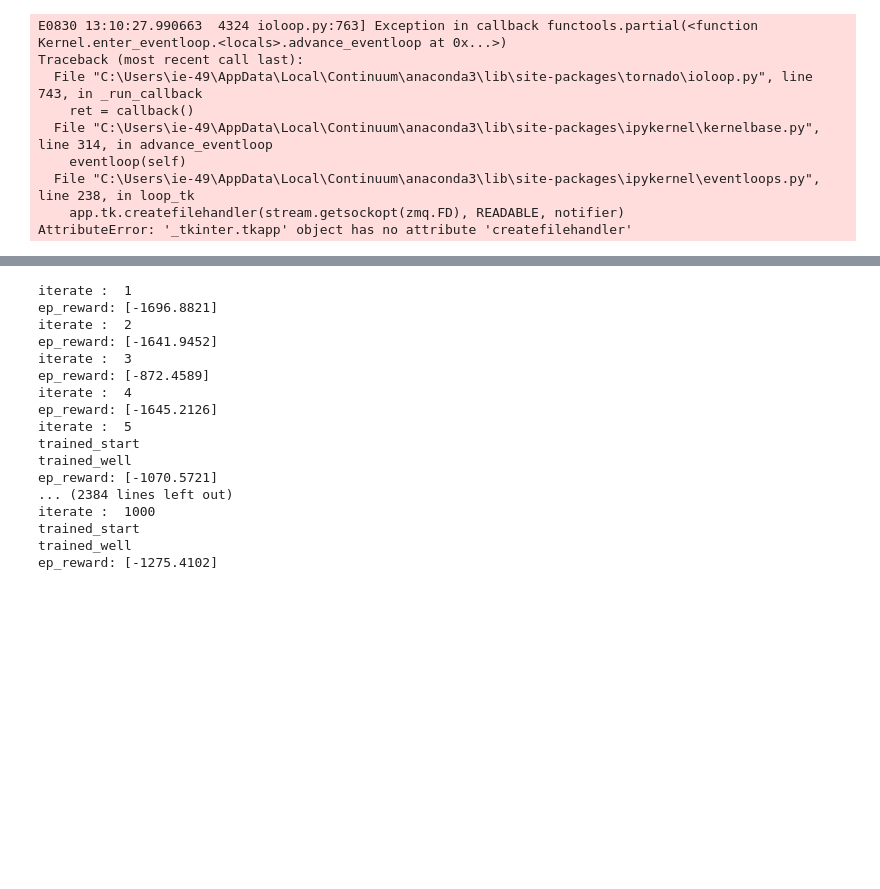
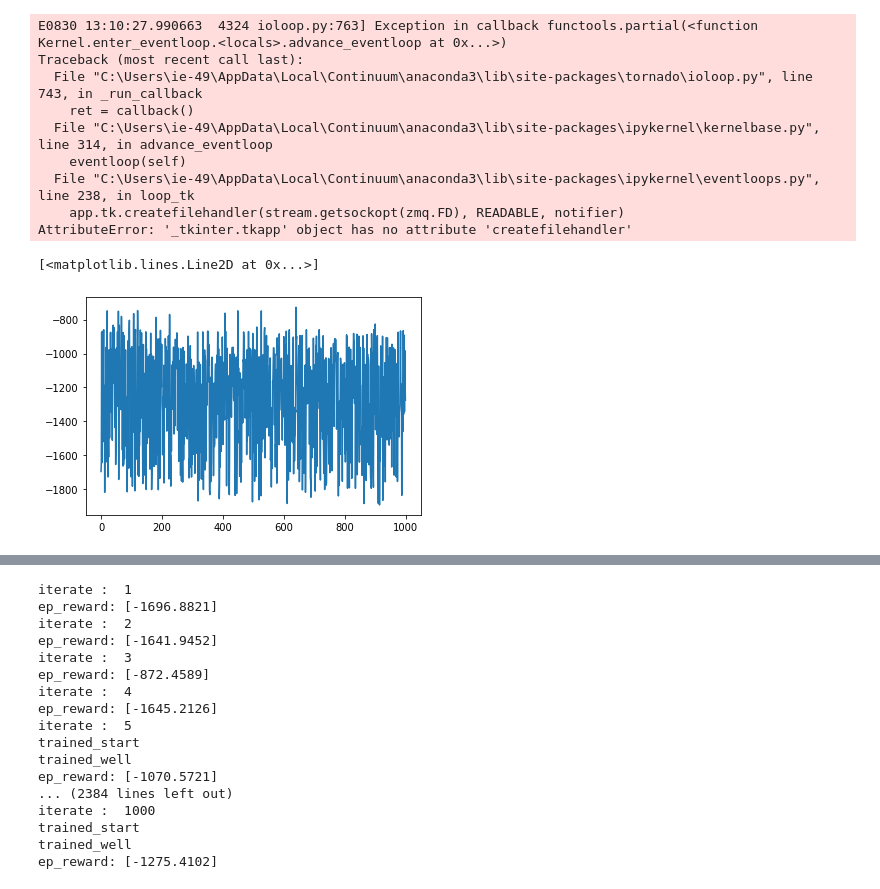
Before and after one commit to seolhokim/ddpg-mountain-car-continuous, a Jupyter notebook: ddpg_pendulum_test.ipynb, the cells around one changed output, grey strips where cells are left out. Drawn from its saved outputs; the diff is of its cells as text; code cells hidden in the pictures; blank space fills up the shorter version.

```diff
--- a/ddpg_pendulum_test.ipynb
+++ b/ddpg_pendulum_test.ipynb
@@ -73,3 +73,9 @@ def run_episode(train = True, render = False, train_batch_size = 640,verbose = F
     i += 1
 # %%
 episode_reward_lst = []
+# %%
+%matplotlib inline
+plt.plot(episode_reward_lst)
+# %% [output]
+[<matplotlib.lines.Line2D at 0x...>]
+[figure, added]
```
Also changed, not shown: parts of 2 cells of this notebook, 2 other files.
